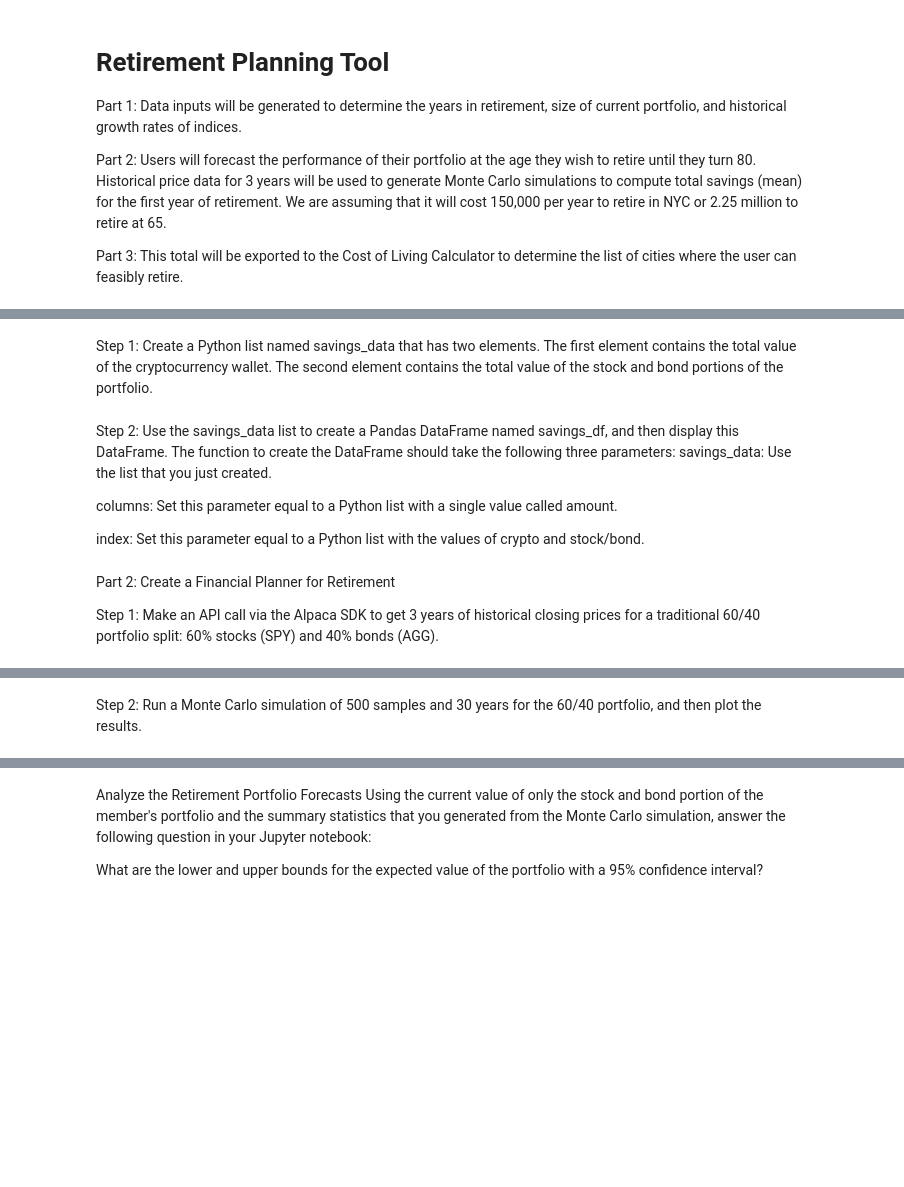
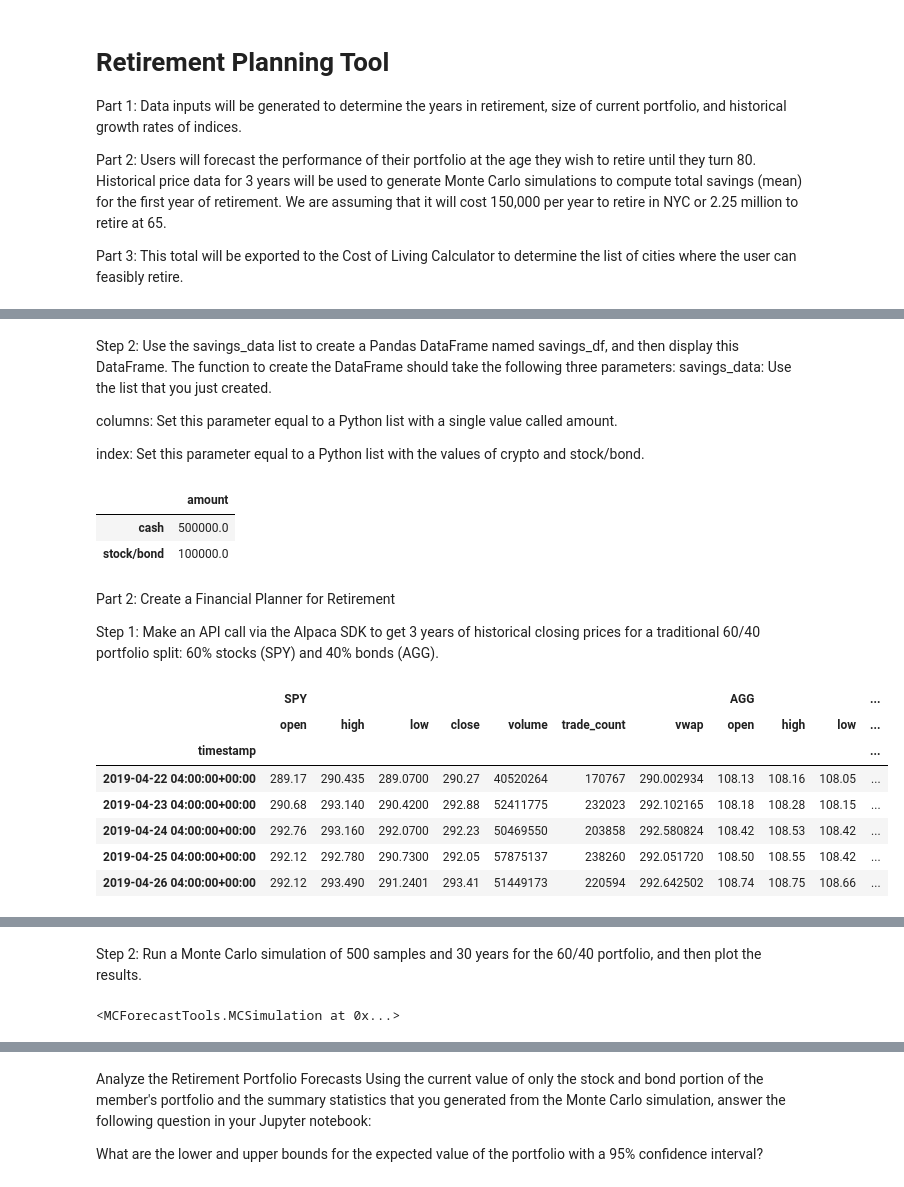
Before and after one commit to gatsbyz/retirement-global-plus, a Jupyter notebook: retirement_tool.ipynb, the cells around one changed output, grey strips where cells are left out. Cells and saved outputs as stored; diff of their text form; code cells hidden in the pictures; blank space fills up the shorter version.

```diff
--- a/retirement_tool.ipynb
+++ b/retirement_tool.ipynb
@@ -93,2 +19,0 @@ alpaca = tradeapi.REST(
-# %% [markdown]
-Step 1: Create a Python list named savings_data that has two elements. The first element contains the total value of the cryptocurrency wallet. The second element contains the total value of the stock and bond portions of the portfolio.
@@ -120,3 +31,10 @@ savings_df
+# %%
+savings_df = simulation.create_savings_dataframe(savings, total_stocks_bonds)
+savings_df
+# %% [output]
+|  | amount |
+| cash | 500000.0 |
+| stock/bond | 100000.0 |
 # %% [markdown]
 Part 2: Create a Financial Planner for Retirement
 
@@ -161,0 +42,17 @@ display(df_portfolio.tail())
+# %%
+
+df_portfolio = simulation.get_portfolio_dataframe()
+
+
+# Display both the first and last five rows of the DataFrame
+display(df_portfolio.head())
+display(df_portfolio.tail())
+# %% [output]
+|  | SPY |  |  |  |  |  |  | AGG |  |  | ... |
+|  | open | high | low | close | volume | trade_count | vwap | open | high | low | ... |
+| timestamp |  |  |  |  |  |  |  |  |  |  | ... |
+| 2019-04-22 04:00:00+00:00 | 289.17 | 290.435 | 289.0700 | 290.27 | 40520264 | 170767 | 290.002934 | 108.13 | 108.16 | 108.05 | ... |
+| 2019-04-23 04:00:00+00:00 | 290.68 | 293.140 | 290.4200 | 292.88 | 52411775 | 232023 | 292.102165 | 108.18 | 108.28 | 108.15 | ... |
+| 2019-04-24 04:00:00+00:00 | 292.76 | 293.160 | 292.0700 | 292.23 | 50469550 | 203858 | 292.580824 | 108.42 | 108.53 | 108.42 | ... |
+| 2019-04-25 04:00:00+00:00 | 292.12 | 292.780 | 290.7300 | 292.05 | 57875137 | 238260 | 292.051720 | 108.50 | 108.55 | 108.42 | ... |
+| 2019-04-26 04:00:00+00:00 | 292.12 | 293.490 | 291.2401 | 293.41 | 51449173 | 220594 | 292.642502 | 108.74 | 108.75 | 108.66 | ... |
@@ -206 +69,7 @@ output.portfolio_data.dropna()
+# %%
+
+output = simulation.run_mc_output(df_portfolio, portfolio_type, years_to_retirement)
+output
+# %% [output]
+<MCForecastTools.MCSimulation at 0x...>
 # %%
```
Also changed, not shown: parts of 27 cells of this notebook, 9 other files.
